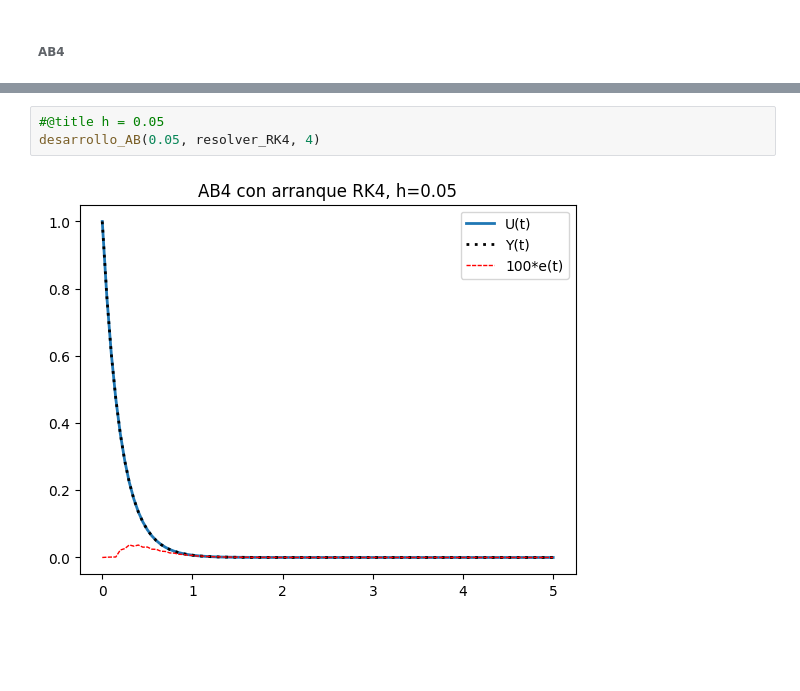
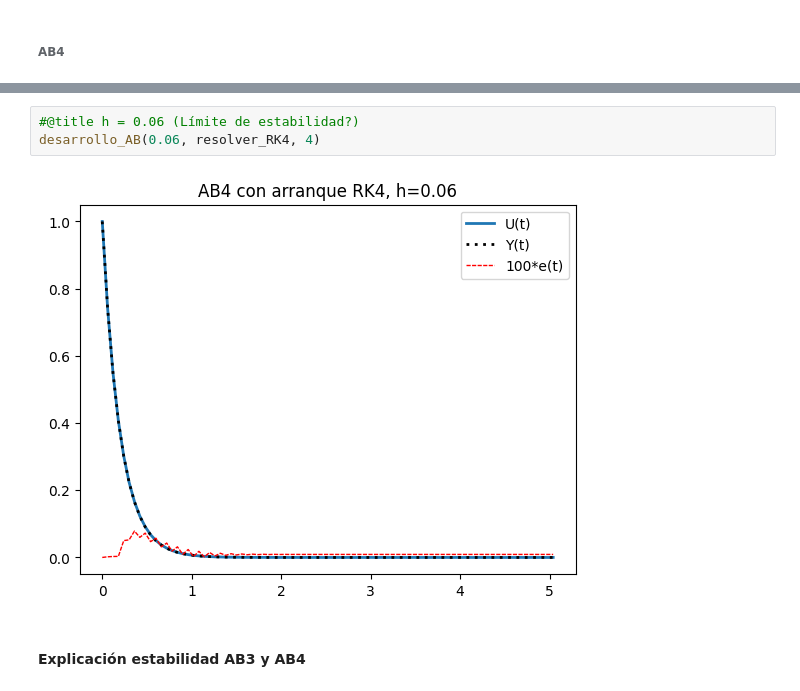
Before and after one commit to sbarreto10/AnalisisNumerico, a Jupyter notebook: LaboNumerico/numerico_practica.ipynb, the cells around one changed output, grey strips where cells are left out. Cells and saved outputs as stored; diff of their text form; blank space fills up the shorter version.

```diff
--- a/LaboNumerico/numerico_practica.ipynb
+++ b/LaboNumerico/numerico_practica.ipynb
@@ -799,5 +811,7 @@ desarrollo_AB(0.1, resolver_RK4, 4)
 # %%
-#@title h = 0.05
-desarrollo_AB(0.05, resolver_RK4, 4)
+#@title h = 0.06 (Límite de estabilidad?)
+desarrollo_AB(0.06, resolver_RK4, 4)
 # %% [output]
-[figure, old version]
+[figure, new version]
+# %% [markdown]
+#### Explicación estabilidad AB3 y AB4
```
Also changed, not shown: parts of 13 cells of this notebook.
